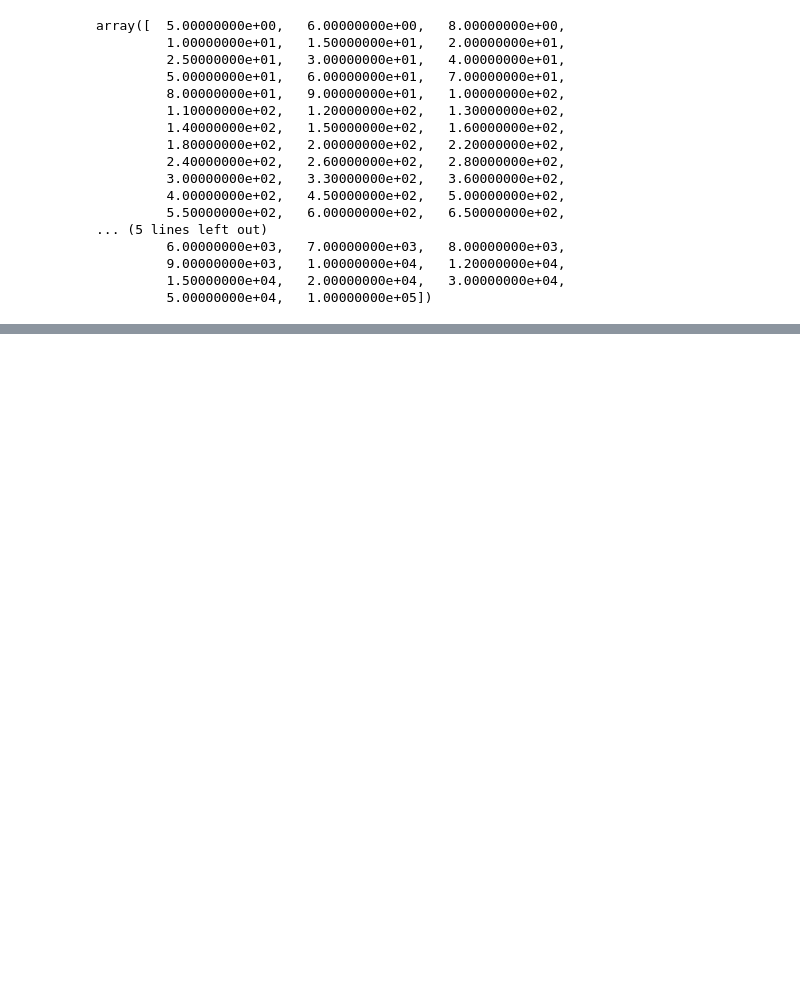
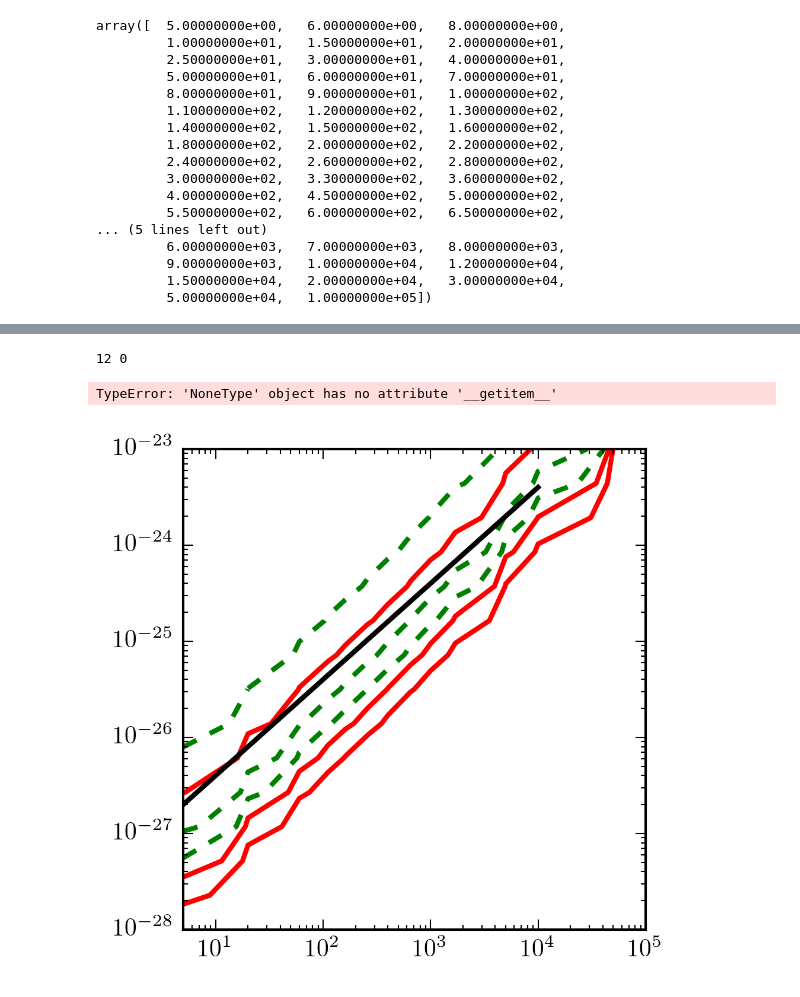
Before and after one commit to lue/dmb, a Jupyter notebook: photon_model.ipynb, the cells around one changed output, grey strips where cells are left out. Saved outputs shown, nothing was run; the diff lists cells and outputs as text; code cells hidden in the pictures; blank space fills up the shorter version.

```diff
--- a/photon_model.ipynb
+++ b/photon_model.ipynb
@@ -25,4 +25,4 @@ def get_electron_spec(e=5):
     '''
     Returns the electron energy specrum
     '''
-    return 10**dm_data['Log10x'][dm_data['mDM']==e], dm_data['q'][dm_data['mDM']==e]
+    return 10**dm_data['Log10x'][dm_data['mDM']==e], dm_data['e'][dm_data['mDM']==e]
@@ -109,7 +147,7 @@ print 'number of photons per cm^3: ', np.trapz(CMBphotons, Eg_list)
 number of photons per cm^3:  1.07975907573e+13
 # %%
 # Mass of dm particle in GeV
-mx = 40
+mx = 100
 sigmav = 1e-26
 
 # Mass of 1 GeV
@@ -464,3 +502,12 @@ array([  5.00000000e+00,   6.00000000e+00,   8.00000000e+00,
          9.00000000e+03,   1.00000000e+04,   1.20000000e+04,
          1.50000000e+04,   2.00000000e+04,   3.00000000e+04,
          5.00000000e+04,   1.00000000e+05])
+# %%
+params = {'logMcrit': -12, 'Ishiyama': True, 'c_scatter': 0.2, 'cosmo': cosmo, 'subhalos': True}
+
+tau_map_opt = np.zeros([len(mx_list), len(sigmav_list)])
+
+for i in range(len(mx_list))[::-1]:
+    for j in range(len(sigmav_list)):
+        print i,j
+        tau_map_opt[i,j]=tau_diff(mx_list[i], sigmav_list[j])
@@ -466,0 +532,9 @@ array([  5.00000000e+00,   6.00000000e+00,   8.00000000e+00,
+# %%
+params = {'logMcrit': -9, 'Ishiyama': True, 'c_scatter': 0.15, 'cosmo': cosmo, 'subhalos': True}
+
+tau_map_real = np.zeros([len(mx_list), len(sigmav_list)])
+
+for i in range(len(mx_list))[::-1]:
+    for j in range(len(sigmav_list)):
+        print i,j
+        tau_map_real[i,j]=tau_diff(mx_list[i], sigmav_list[j])
@@ -466,0 +559,23 @@ array([  5.00000000e+00,   6.00000000e+00,   8.00000000e+00,
+# %%
+params = {'logMcrit': -6, 'Ishiyama': True, 'c_scatter': 0.10, 'cosmo': cosmo, 'subhalos': False}
+
+tau_map_pes = np.zeros([len(mx_list), len(sigmav_list)])
+
+for i in range(len(mx_list))[::-1]:
+    for j in range(len(sigmav_list)):
+        print i,j
+        tau_map_pes[i,j]=tau_diff(mx_list[i], sigmav_list[j])
+# %% [output]
+12 0
+TypeError: 'NoneType' object has no attribute '__getitem__'
+# %%
+# plt.contourf(mx_list, sigmav_list, tau_map_real.T, levels=np.logspace(-5,-1,9), interpolation='nearest', norm=LogNorm(),cmap='Blues')
+# plt.colorbar()
+plt.contour(mx_list, sigmav_list, tau_map_real.T, colors='g',levels=[0.012, 0.0016, 0.00083], linestyles=['--','--','--'], linewwidth=[1,1,1], interpolation='nearest', norm=LogNorm())
+plt.contour(mx_list, sigmav_list, tau_map_opt.T, colors='r',levels=[0.012, 0.0016, 0.00083], interpolation='nearest', norm=LogNorm())
+plt.plot([0.5, 1e4], [2e-28, 4e-24], 'k')
+plt.xlim([5, 1e5])
+plt.xscale('log')
+plt.yscale('log')
+# %% [output]
+[figure, added]
```
Also changed, not shown: parts of 7 cells of this notebook, 1 other file.
